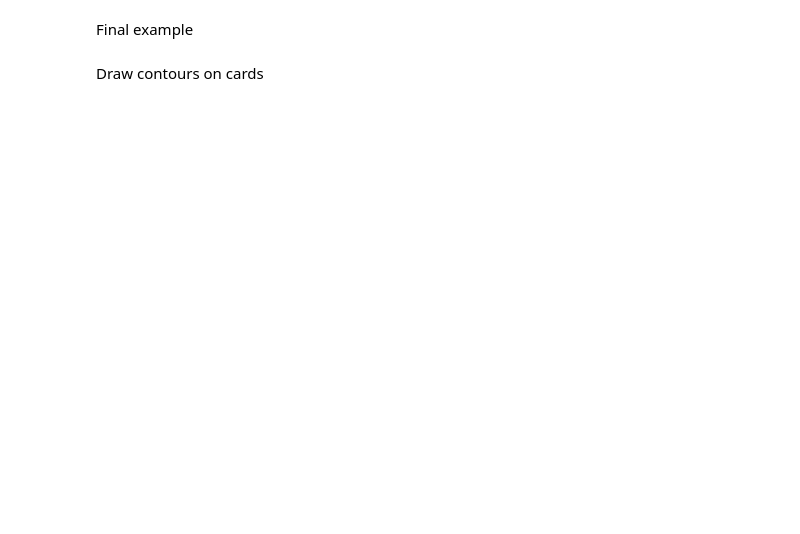
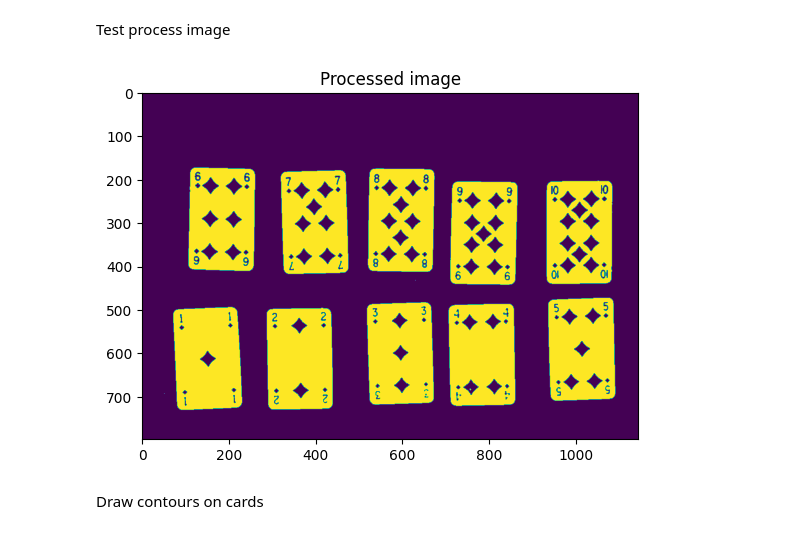
Before and after one commit to BNoteris/Card-recognition, a Jupyter notebook: Fixed Image.ipynb, the cells around one changed output. Cells and saved outputs as stored; diff of their text form; code cells hidden in the pictures; blank space fills up the shorter version.

```diff
--- a/Fixed Image.ipynb
+++ b/Fixed Image.ipynb
@@ -12,2 +5,0 @@ from tkinter import font
-# %% [markdown]
-Final example
@@ -41,11 +6,15 @@ plt.show()
+# %% [markdown]
+Test process image
 # %%
 importlib.reload(Functions)
 from Functions import *
-image = cv2.imread('Full family/D.jpg')
+image = cv2.imread('Full family/D1.jpg')
 image2 = Process_image(image)
 plt.imshow(image2)
-plt.title('Find cards')
+plt.title('Processed image')
 plt.show()
+# %% [output]
+[figure, added]
 # %% [markdown]
 Draw contours on cards
 # %%
```
Also changed, not shown: parts of 9 cells of this notebook, 4 other files.
